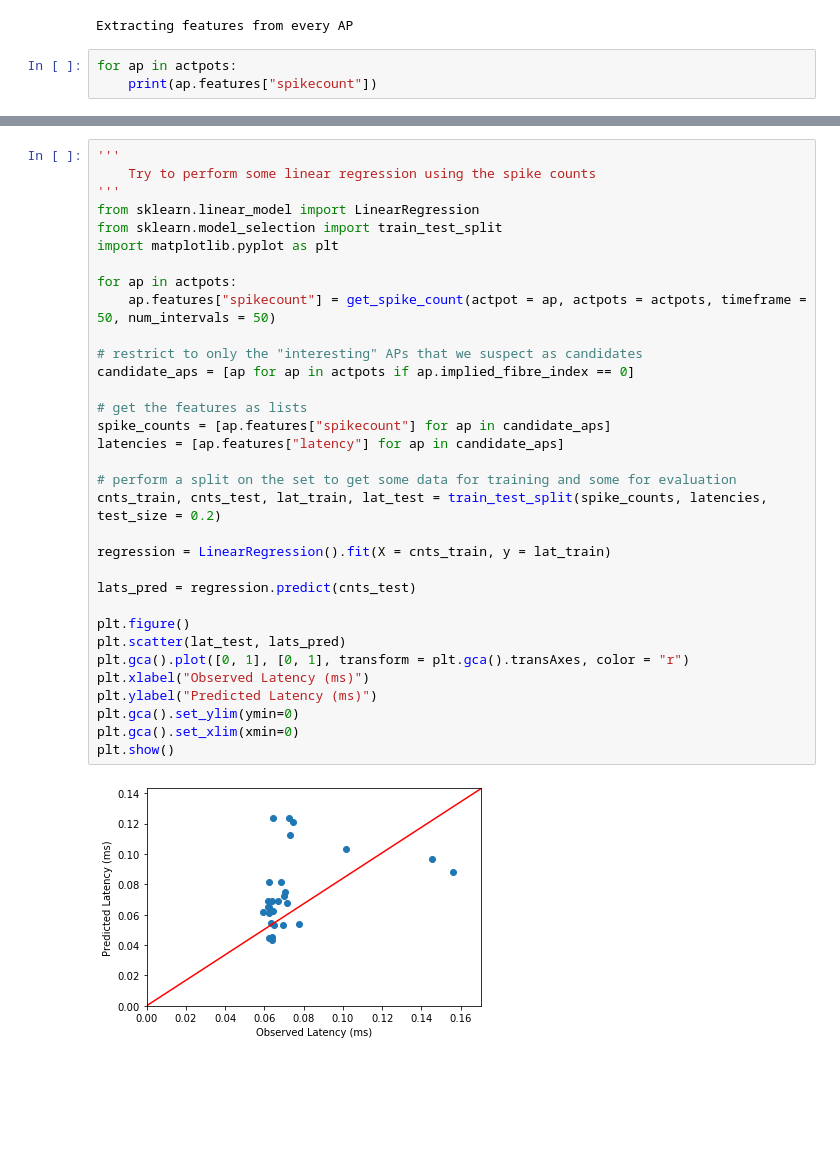
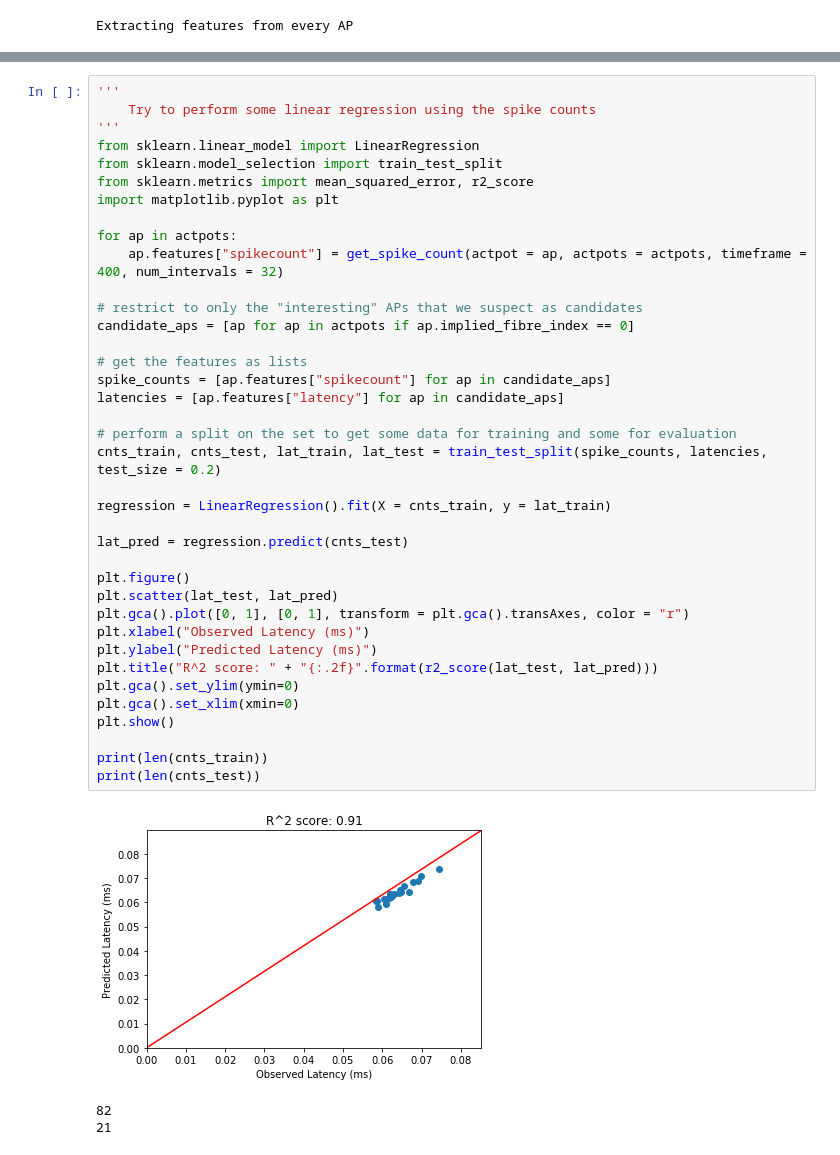
Before and after one commit to rwth-imi/openMNGlab, a Jupyter notebook: code/Interpulse-Stimulation.ipynb, the cells around one changed output, grey strips where cells are left out. Drawn from its saved outputs; the diff is of its cells as text; blank space fills up the shorter version.

Commit message:
Updated linear regression

```diff
--- a/code/Interpulse-Stimulation.ipynb
+++ b/code/Interpulse-Stimulation.ipynb
@@ -55,6 +57,3 @@ for ap in tqdm(actpots):
     ap.features["energy"] = calc_normalized_energy(ap)
 # %% [output]
 Extracting features from every AP
-# %%
-for ap in actpots:
-    print(ap.features["spikecount"])
@@ -134,34 +122,41 @@ plt.show()
 '''
     Try to perform some linear regression using the spike counts
 '''
 from sklearn.linear_model import LinearRegression
 from sklearn.model_selection import train_test_split
+from sklearn.metrics import mean_squared_error, r2_score
 import matplotlib.pyplot as plt
 
 for ap in actpots:
-    ap.features["spikecount"] = get_spike_count(actpot = ap, actpots = actpots, timeframe = 50, num_intervals = 50)
+    ap.features["spikecount"] = get_spike_count(actpot = ap, actpots = actpots, timeframe = 400, num_intervals = 32)
 
 # restrict to only the "interesting" APs that we suspect as candidates
 candidate_aps = [ap for ap in actpots if ap.implied_fibre_index == 0]
 
 # get the features as lists
 spike_counts = [ap.features["spikecount"] for ap in candidate_aps]
 latencies = [ap.features["latency"] for ap in candidate_aps]
 
 # perform a split on the set to get some data for training and some for evaluation
 cnts_train, cnts_test, lat_train, lat_test = train_test_split(spike_counts, latencies, test_size = 0.2)
 
 regression = LinearRegression().fit(X = cnts_train, y = lat_train)
 
-lats_pred = regression.predict(cnts_test)
+lat_pred = regression.predict(cnts_test)
 
 plt.figure()
-plt.scatter(lat_test, lats_pred)
+plt.scatter(lat_test, lat_pred)
 plt.gca().plot([0, 1], [0, 1], transform = plt.gca().transAxes, color = "r")
 plt.xlabel("Observed Latency (ms)")
 plt.ylabel("Predicted Latency (ms)")
+plt.title("R^2 score: " + "{:.2f}".format(r2_score(lat_test, lat_pred)))
 plt.gca().set_ylim(ymin=0)
 plt.gca().set_xlim(xmin=0)
 plt.show()
+
+print(len(cnts_train))
+print(len(cnts_test))
 # %% [output]
-[figure, old version]
+[figure, new version]
+82
+21
```
Also changed, not shown: parts of 6 cells of this notebook, 1 other file.
